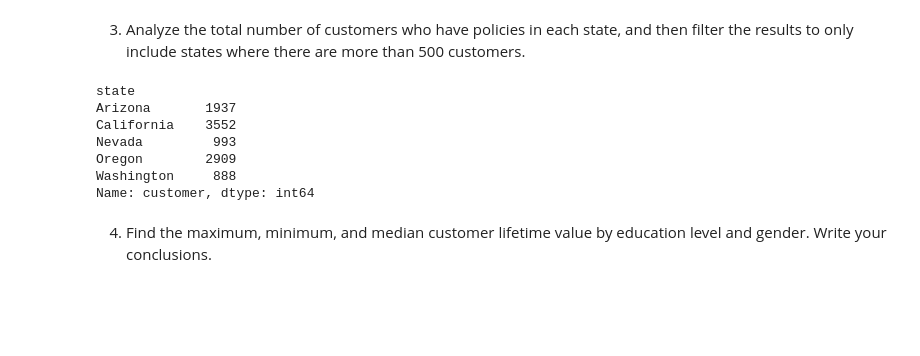
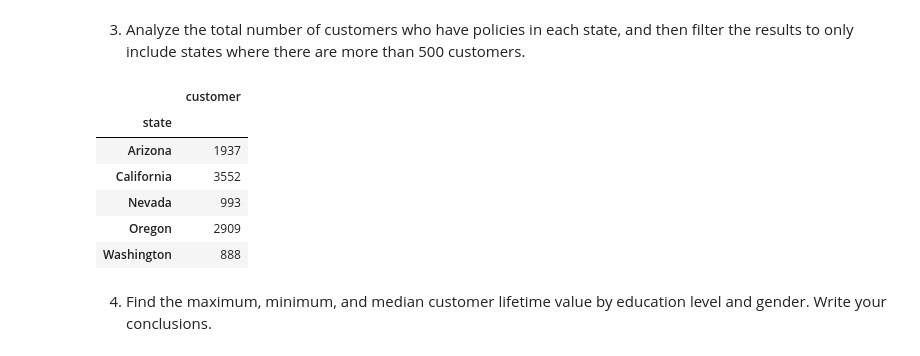
Before and after one commit to data-bootcamp-v4/lab-dw-data-aggregation-and-filtering, a Jupyter notebook: lab-dw-aggregating.ipynb, the cells around one changed output. Cells and saved outputs as stored; diff of their text form; code cells hidden in the pictures; blank space fills up the shorter version.

```diff
--- a/lab-dw-aggregating.ipynb
+++ b/lab-dw-aggregating.ipynb
@@ -76,16 +76,17 @@ df_marketing_yes.groupby(["policy_type", "gender"])[["total_claim_amount"]].mean
 # %% [markdown]
 3. Analyze the total number of customers who have policies in each state, and then filter the results to only include states where there are more than 500 customers.
 # %%
-df_marketing.groupby("state")["customer"].count()
+df_marketing.groupby("state")[["customer"]].count()
 #with .count, I count the number of rows
+#if I use df.T it transpose the columns and rows, changing the format of the table
 # %% [output]
-state
-Arizona       1937
-California    3552
-Nevada         993
-Oregon        2909
-Washington     888
-Name: customer, dtype: int64
+|  | customer |
+| state |  |
+| Arizona | 1937 |
+| California | 3552 |
+| Nevada | 993 |
+| Oregon | 2909 |
+| Washington | 888 |
 # %% [markdown]
 4. Find the maximum, minimum, and median customer lifetime value by education level and gender. Write your conclusions.
 # %%
```
